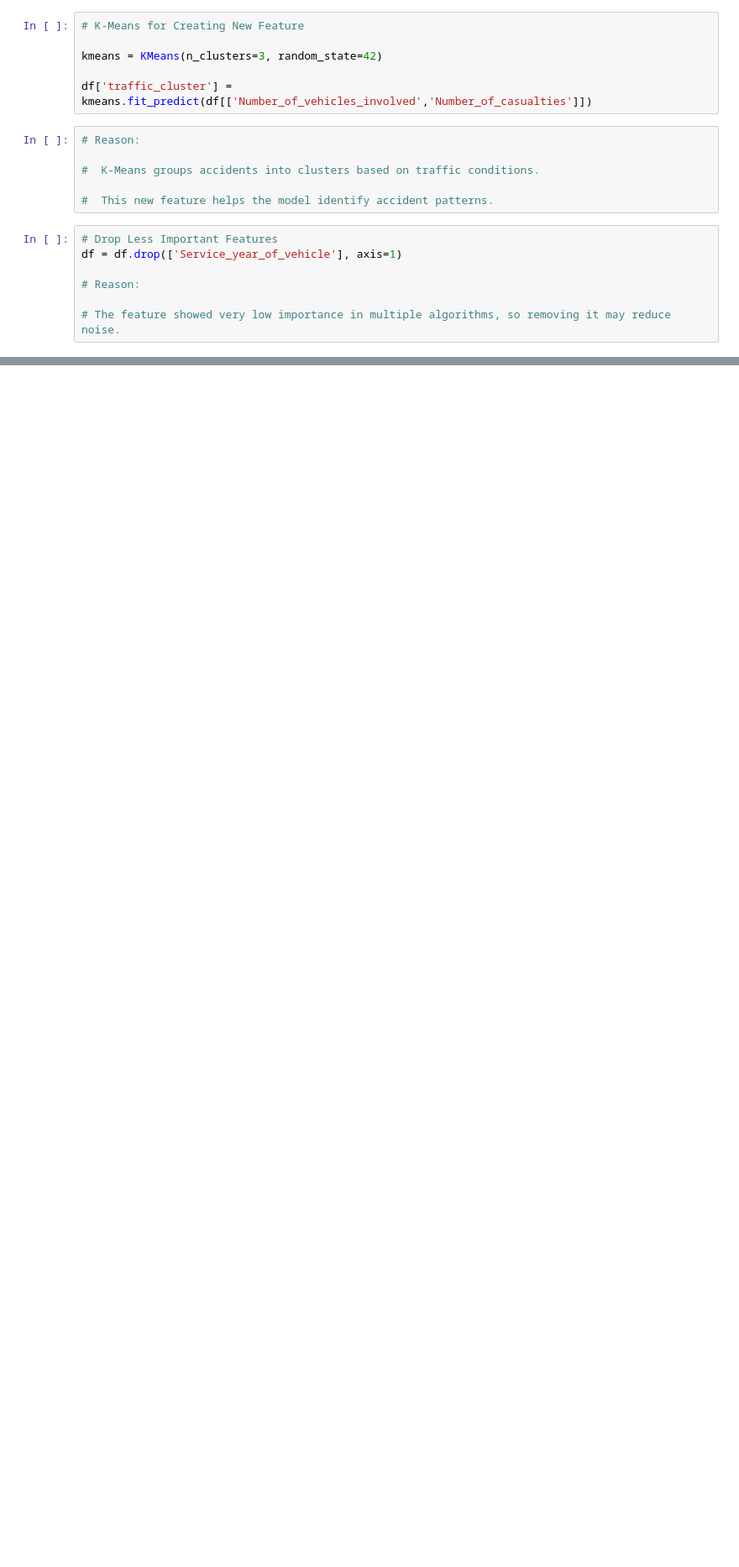
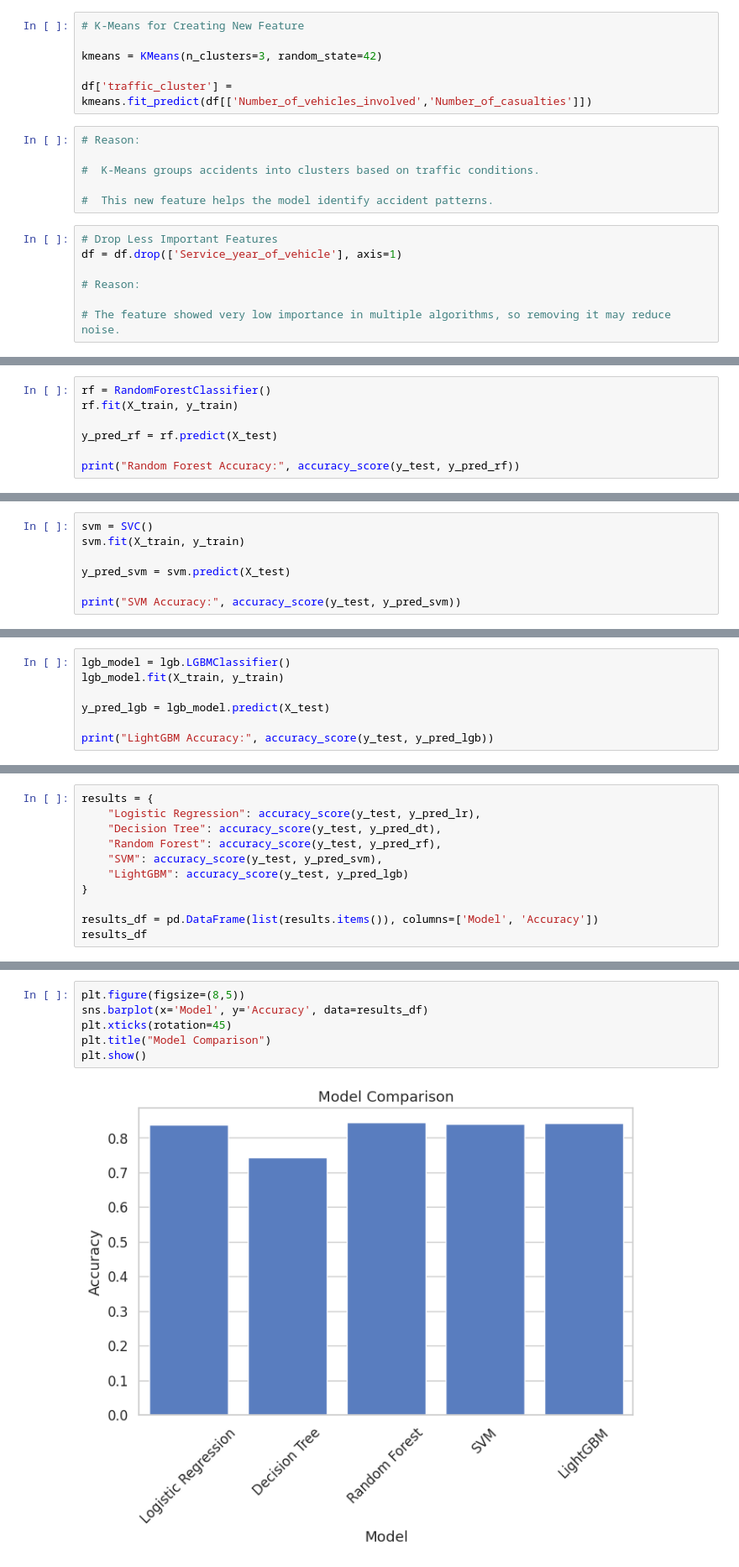
Before and after one commit to hadiaimran1090/Road-Traffic-Accidents, a Jupyter notebook: Road Traffic Accidents.ipynb, the cells around one changed output, grey strips where cells are left out. Shown at 84% size. Drawn from its saved outputs; the diff is of its cells as text; blank space fills up the shorter version.

```diff
--- a/Road Traffic Accidents.ipynb
+++ b/Road Traffic Accidents.ipynb
@@ -365,0 +430,7 @@ df.to_csv("RTA_FeatureEngineered.csv", index=False)
+# %%
+rf = RandomForestClassifier()
+rf.fit(X_train, y_train)
+
+y_pred_rf = rf.predict(X_test)
+
+print("Random Forest Accuracy:", accuracy_score(y_test, y_pred_rf))
@@ -365,0 +443,7 @@ df.to_csv("RTA_FeatureEngineered.csv", index=False)
+# %%
+svm = SVC()
+svm.fit(X_train, y_train)
+
+y_pred_svm = svm.predict(X_test)
+
+print("SVM Accuracy:", accuracy_score(y_test, y_pred_svm))
@@ -365,0 +456,7 @@ df.to_csv("RTA_FeatureEngineered.csv", index=False)
+# %%
+lgb_model = lgb.LGBMClassifier()
+lgb_model.fit(X_train, y_train)
+
+y_pred_lgb = lgb_model.predict(X_test)
+
+print("LightGBM Accuracy:", accuracy_score(y_test, y_pred_lgb))
@@ -365,0 +507,11 @@ df.to_csv("RTA_FeatureEngineered.csv", index=False)
+# %%
+results = {
+    "Logistic Regression": accuracy_score(y_test, y_pred_lr),
+    "Decision Tree": accuracy_score(y_test, y_pred_dt),
+    "Random Forest": accuracy_score(y_test, y_pred_rf),
+    "SVM": accuracy_score(y_test, y_pred_svm),
+    "LightGBM": accuracy_score(y_test, y_pred_lgb)
+}
+
+results_df = pd.DataFrame(list(results.items()), columns=['Model', 'Accuracy'])
+results_df
@@ -365,0 +527,8 @@ df.to_csv("RTA_FeatureEngineered.csv", index=False)
+# %%
+plt.figure(figsize=(8,5))
+sns.barplot(x='Model', y='Accuracy', data=results_df)
+plt.xticks(rotation=45)
+plt.title("Model Comparison")
+plt.show()
+# %% [output]
+[figure, added]
```
Also changed, not shown: parts of 35 cells of this notebook.
